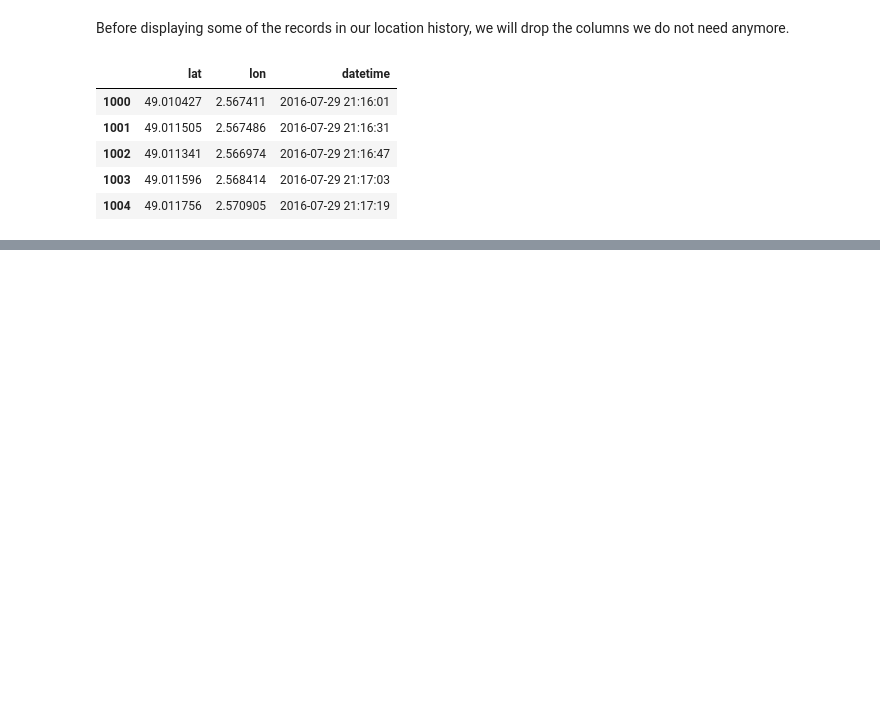
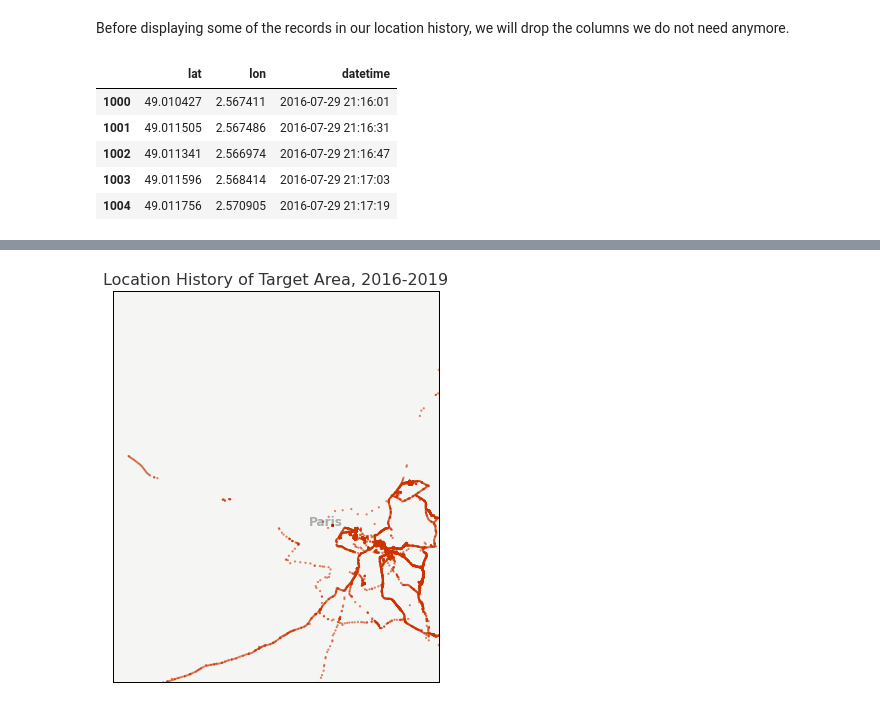
Before and after one commit to rahiakela/hands-on-explainable-ai-xai-with-python, a Jupyter notebook: 1-explaining-artificial-intelligence-with-python/2_google_location_history.ipynb, the cells around one changed output, grey strips where cells are left out. Cells and saved outputs as stored; diff of their text form; code cells hidden in the pictures; blank space fills up the shorter version.

```diff
--- a/1-explaining-artificial-intelligence-with-python/2_google_location_history.ipynb
+++ b/1-explaining-artificial-intelligence-with-python/2_google_location_history.ipynb
@@ -86,0 +130,49 @@ df_gps[1000:1005]
+# %%
+map_width_m = 100 * 1000
+map_height_m = 120 * 1000
+target_crs = {
+    'datum':'WGS84',
+    'ellps':'WGS84',
+    'proj':'tmerc',
+    'lon_0':2,
+    'lat_0':49
+  }
+
+# Then define how to display the annotations
+color = 'k'
+weight = 'black'
+size = 12
+alpha = 0.3
+xycoords = 'axes fraction'
+# plotting the map
+fig_width = 6
+
+# We now plot the map
+fig = plt.figure(figsize=[fig_width, fig_width*map_height_m / float(map_width_m)])
+ax = fig.add_subplot(111, facecolor='#ffffff', frame_on=False)
+ax.set_title('Location History of Target Area, {}'.format(date_range), fontsize=16, color='#333333')
+
+m = Basemap(ellps=target_crs['ellps'],
+            projection=target_crs['proj'],
+            lon_0=target_crs['lon_0'],
+            lat_0=target_crs['lat_0'],
+            width=map_width_m,
+            height=map_height_m,
+            resolution='h',
+            area_thresh=10)
+
+m.drawcoastlines(color=coastline_color)
+m.drawcountries(color=border_color)
+m.fillcontinents(color=land_color, lake_color=water_color)
+m.drawstates(color=border_color)
+m.drawmapboundary(fill_color=water_color)
+
+# Once the map is plotted, we scatter the data, annotate a city, and show the map
+x, y = m(df_gps['lon'].values, df_gps['lat'].values)
+m.scatter(x, y, s=5, color=marker_fill_color, edgecolor=marker_edge_color, alpha=0.6, zorder=3)
+# annotating a city
+plt.annotate('Paris', xy=(0.6, 0.4), xycoords=xycoords, color=color, weight=weight, size=size, alpha=alpha)
+# showing the map
+plt.show()
+# %% [output]
+[figure, added]
```
Also changed, not shown: parts of 8 cells of this notebook.
